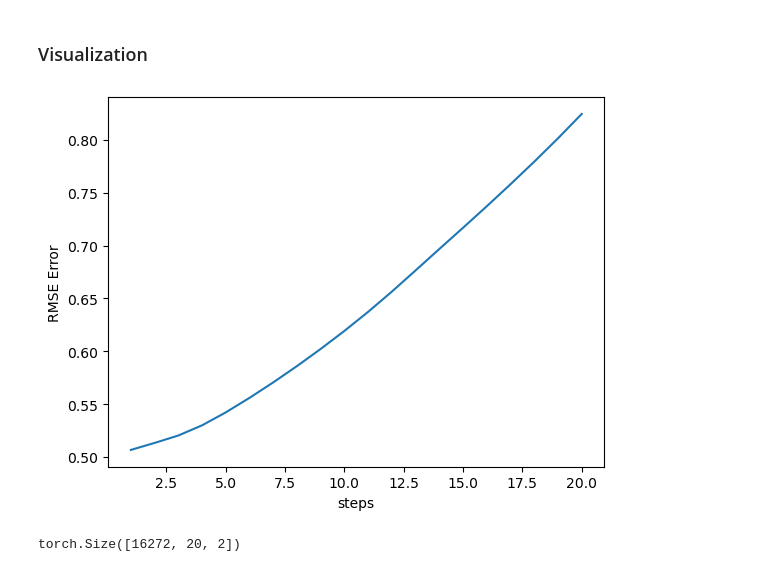
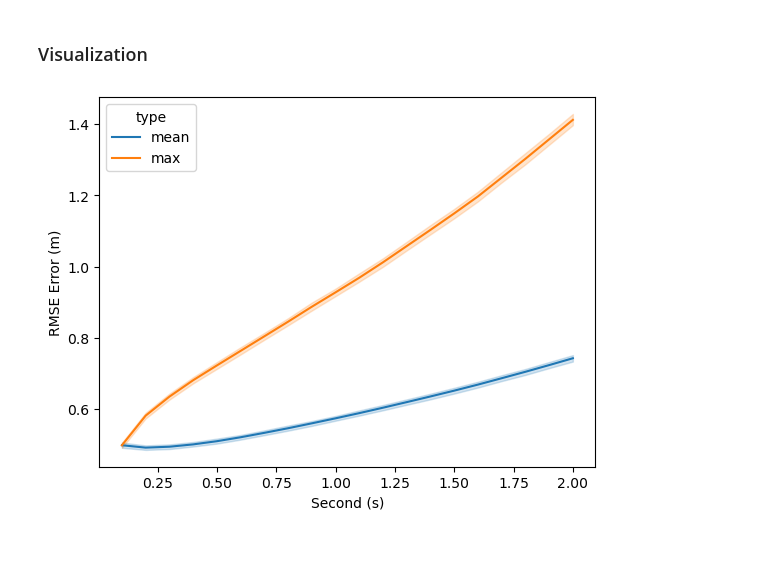
Before and after one commit to priest-yang/Pedestrian-Trajectory-Prediction, a Jupyter notebook: notebook/TFT.ipynb, the cells around one changed output. Saved outputs shown, nothing was run; the diff lists cells and outputs as text; code cells hidden in the pictures.

Commit message:
update model evals for TFT

```diff
--- a/notebook/TFT.ipynb
+++ b/notebook/TFT.ipynb
@@ -231,8 +235,8 @@ LOCAL_RANK: 0 - CUDA_VISIBLE_DEVICES: [0]
 # %% [markdown]
 ## Testing
 # %%
-best_model_path = trainer.checkpoint_callback.best_model_path
-# best_model_path =  "/home/shaoze/Documents/Boeing/Boeing-Trajectory-Prediction/model/TFT_logs/lightning_logs/version_3/checkpoints/epoch=3-step=15920.ckpt"
+# best_model_path = trainer.checkpoint_callback.best_model_path
+best_model_path =  "/home/shaoze/Documents/Boeing/Boeing-Trajectory-Prediction/model/TFT_logs/lightning_logs/version_3/checkpoints/epoch=3-step=15920.ckpt"
 best_tft = TemporalFusionTransformer.load_from_checkpoint(best_model_path)
 print(best_model_path)
 # %% [output]
@@ -286,25 +291,35 @@ for idx, key_ in enumerate(["User_X", "User_Y"]):
     predictions[:, :, idx] = predictions[:, :, idx] * normalize_dict['std'][key_] + normalize_dict['mean'][key_]
     truths[:, :, idx] = truths[:, :, idx] * (normalize_dict['max'][key_] - normalize_dict['min'][key_]) + normalize_dict['min'][key_]
     truths[:, :, idx] = truths[:, :, idx] * normalize_dict['std'][key_] + normalize_dict['mean'][key_]
-# %%
-criterion = nn.MSELoss()
-steps = 20
-torch.sqrt(criterion(predictions[:, :steps, :], truths[:, :steps, :]))
-
-
-steps = []
-loss = []
-for step in range(1, 21):
-    steps.append(step)
-    loss.append(torch.sqrt(criterion(predictions[:, :step, :], truths[:, :step, :])).item())
-
-df = pd.DataFrame({'steps': steps, 'RMSE Error': loss})
-df['RMSE Error'] = df['RMSE Error'] / 100 # to meters
-sns.lineplot(data = df, x='steps', y='RMSE Error')
-plt.show()
-# %% [output]
-[figure, removed]
-# %%
-truths.shape
-# %% [output]
-torch.Size([16272, 20, 2])
+# %%
+criterion = nn.MSELoss(reduction="none")
+
+steps = []
+loss = []
+max_loss = []
+for step in range(1, 21):
+    raw_rmse_loss = criterion(predictions[:, :step, :], truths[:, :step, :])
+    raw_rmse_loss = torch.sqrt(torch.sum(raw_rmse_loss, dim=-1))
+    mean_rmse_loss = raw_rmse_loss.mean(dim=-1)
+    max_rmse_loss = raw_rmse_loss.max(dim=-1).values
+    loss.append(mean_rmse_loss)
+    max_loss.append(max_rmse_loss)
+    steps.extend([step] * len(mean_rmse_loss))
+
+max_loss = torch.cat(max_loss).numpy()
+loss = torch.cat(loss).numpy()
+
+df = pd.DataFrame({'Second (s)': steps, 'loss': loss})
+df1 = pd.DataFrame({'Second (s)': steps, 'loss': max_loss})
+df['type'] = 'mean'
+df1['type'] = 'max'
+df = pd.concat([df, df1])
+
+
+df['RMSE Error (m)'] = df['loss'] / 100 # to meters
+df['Second (s)'] = df['Second (s)'] / 10 # to seconds
+sns.lineplot(data = df, x='Second (s)', y='RMSE Error (m)', hue='type')
+plt.savefig('../figure/TFT_RMSE.png')
+plt.show()
+# %% [output]
+[figure, added]
```
Also changed, not shown: parts of 3 cells of this notebook, 6 other files.
